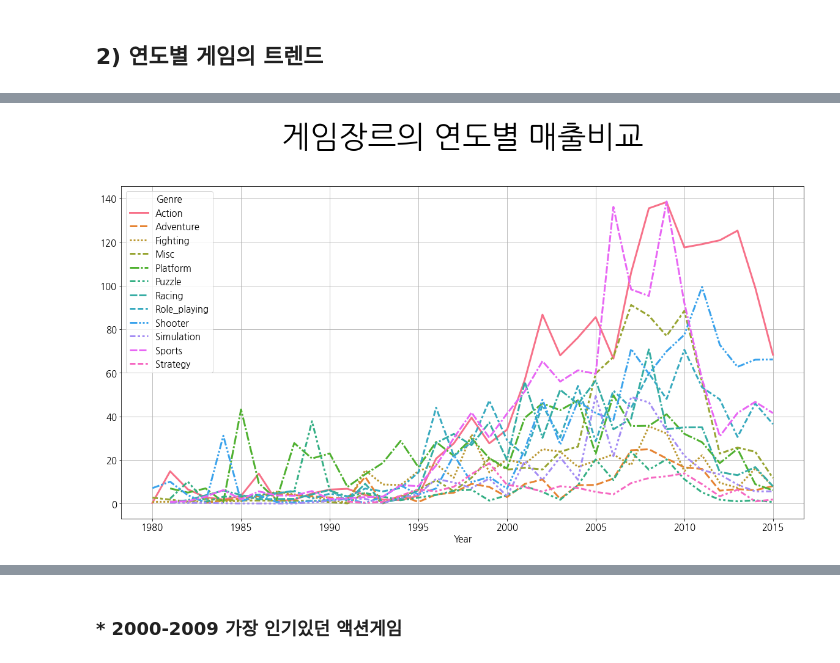
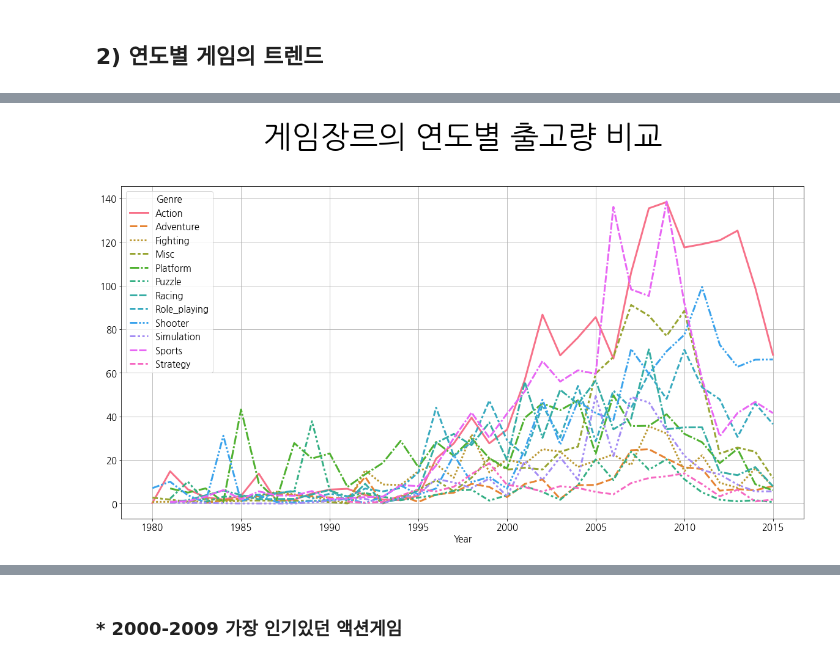
Before and after one commit to sangahnim/Section_project, a Jupyter notebook: section1/AI_05_이상아_Section1.ipynb, the cells around one changed output, grey strips where cells are left out. Drawn from its saved outputs; the diff is of its cells as text; code cells hidden in the pictures.

```diff
--- a/section1/AI_05_이상아_Section1.ipynb
+++ b/section1/AI_05_이상아_Section1.ipynb
@@ -612,28 +613,23 @@ Sports           51.608333
 Strategy          5.855000
 dtype: float64
 # %%
-# seaborn 라이브러리
-import seaborn as sns
-
 # 폰트설정
-import matplotlib.pyplot as plt
-
 plt.rc('font', family='NanumGothic')
 plt.rc('axes', unicode_minus=False)
 
 # 캔버스설정
 plt.rcParams["figure.figsize"] = (20, 10)   ## 캔버스 사이즈 생성(가로/세로)
 plt.rcParams['lines.linewidth'] = 3  # 라인두께
 plt.rcParams['axes.grid'] = True # 차트내 격자선(grid) 표시 여부     # 지웟는데 안지워짐 이유는 모르겠움
 
 # https://financedata.github.io/posts/faq_matplotlib_default_chart_size.html
 # 타이틀
-plt.title('게임장르의 연도별 매출비교\n', size=50, weight='bold')
+plt.title('게임장르의 연도별 출고량 비교\n', size=50, weight='bold')
 
 # 주어진 그래프 그리기
 sns.lineplot(data = Total_Yearly_Genre);
 # %% [output]
-[figure, old version]
+[figure, new version]
 # %%
 # 그래프를 보면, 액션과 스포츠는 2000년대 급성장을 하고, 플랫폼은 계속 꾸준히 인기있음을 확인.
 # %%
```
Also changed, not shown: parts of 33 cells of this notebook, 1 other file.
